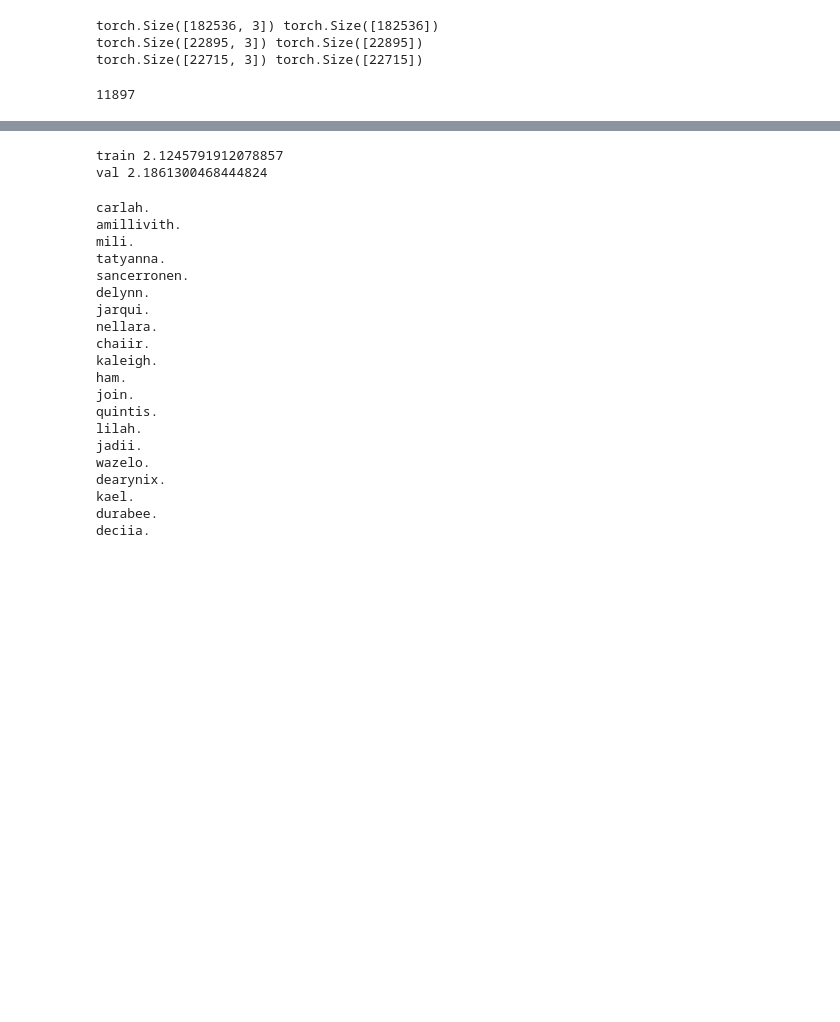
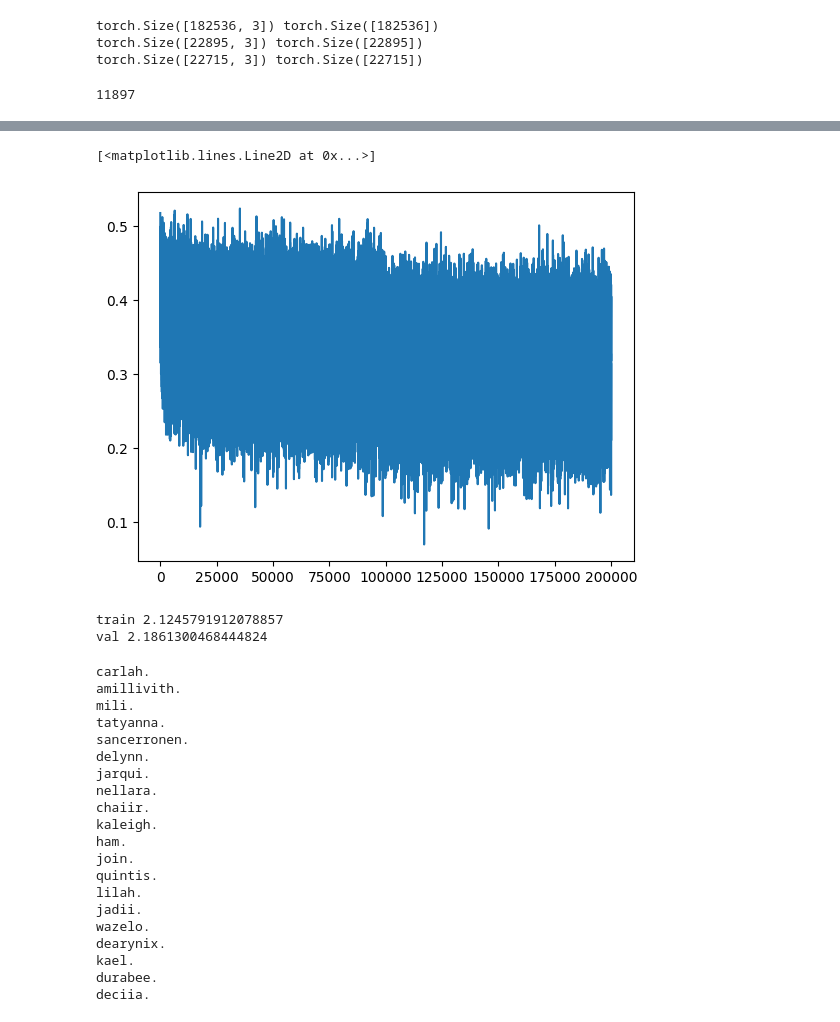
Before and after one commit to teome/aknn, a Jupyter notebook: makemore/makemore_part3_bn.ipynb, the cells around one changed output, grey strips where cells are left out. Cells and saved outputs as stored; diff of their text form; code cells hidden in the pictures; blank space fills up the shorter version.

```diff
--- a/makemore/makemore_part3_bn.ipynb
+++ b/makemore/makemore_part3_bn.ipynb
@@ -134,3 +125,8 @@ for i in range(max_steps):
+# %%
+plt.plot(lossi)
+# %% [output]
+[<matplotlib.lines.Line2D at 0x...>]
+[figure, added]
 # %%
 @torch.no_grad() # this decorator disables gradient tracking
 def split_loss(split):
```
Also changed, not shown: parts of 4 cells of this notebook.
